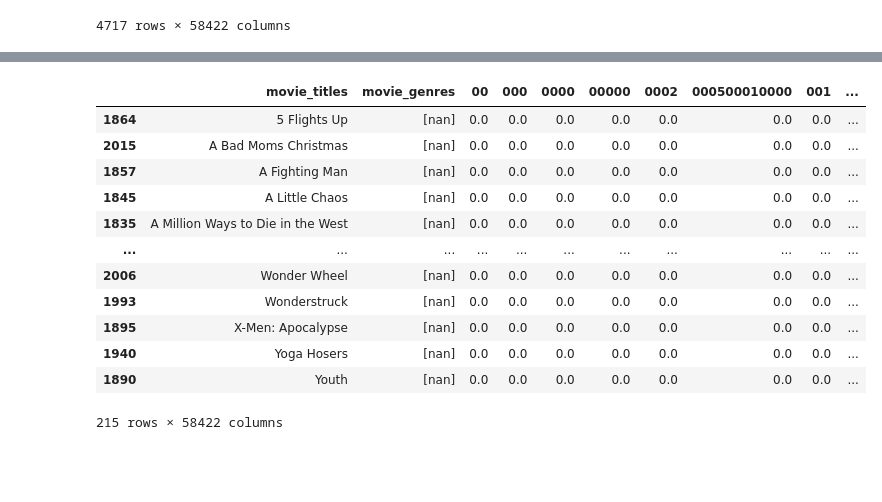
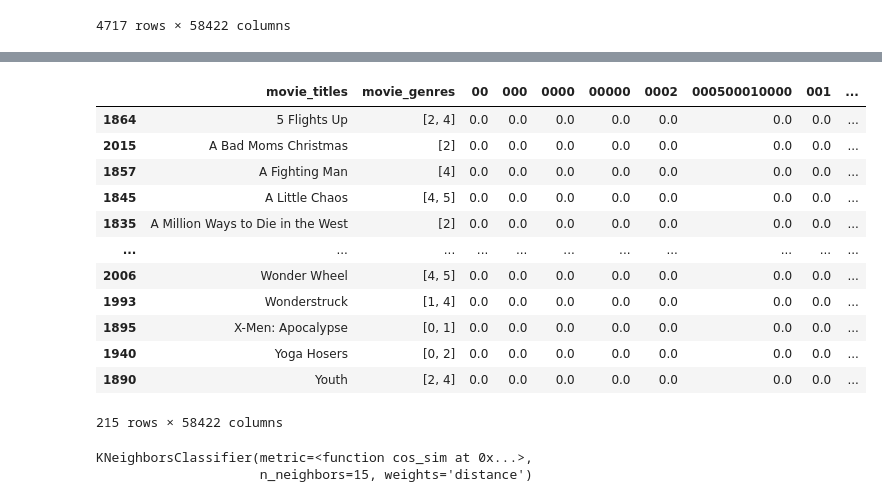
Before and after one commit to kotooriiii/CS105-Project, a Jupyter notebook: ProjectMain.ipynb, the cells around one changed output, grey strips where cells are left out. Saved outputs shown, nothing was run; the diff lists cells and outputs as text; code cells hidden in the pictures; blank space fills up the shorter version.

Commit message:
fixed test data

```diff
--- a/ProjectMain.ipynb
+++ b/ProjectMain.ipynb
@@ -144,7 +144,7 @@ Drama        300
 Name: movie_genres, dtype: int64
 # %%
 # convert "genres" from categorical to quantitative
-d = {'Action': 0, 'Adventure': 1, 'Comedy': 3, 'Crime': 4, 'Drama': 5,  'Romance': 6, 'Thriller': 7}
+d = {'Action': 0, 'Adventure': 1, 'Comedy': 2, 'Crime': 3, 'Drama': 4,  'Romance': 5, 'Thriller': 6}
 
 vectorized_train["movie_genres"] = vectorized_train["movie_genres"].map(d)
 vectorized_train
@@ -164,48 +164,53 @@ vectorized_train
 2100 rows × 58422 columns
 # %%
+# pd.set_option('display.max_rows', None)
 # Convert genres in test to numbers and put them into lists
+# vectorized_test.loc[vectorized_test["movie_titles"] == "Avengers: Age of Ultron"]
 
 # remove movies that are in train set from test set
 test_movies = list(set(vectorized_test["movie_titles"].tolist()))
 for x in list(set(test_movies).intersection(train_movies)):
     vectorized_test = vectorized_test[vectorized_test["movie_titles"] != x]
 
 # split movie_genres into one genre per line
 vectorized_test_temp = vectorized_test.copy()
 vectorized_test_temp["movie_genres"] = vectorized_test_temp["movie_genres"].squeeze().str.split(",")
 vectorized_test_temp = vectorized_test_temp.explode("movie_genres")
 
 # filter out movies from test that don't have the genres we're keeping
 for x in remove:
     vectorized_test = vectorized_test[vectorized_test["movie_genres"] != x]
     vectorized_test_temp = vectorized_test_temp[vectorized_test_temp["movie_genres"] != x]
 
 # numerize genres and put them into lists
 vectorized_test_temp["movie_genres"] = vectorized_test_temp["movie_genres"].map(d)
+
 vectorized_test_temp = vectorized_test_temp.groupby("movie_titles")["movie_genres"].apply(list).reset_index()
 
-# lista = list(set(vectorized_test_temp["movie_titles"].tolist()))
-# listb = list(set(vectorized_test["movie_titles"].tolist()))
-# listc = list(set(lista) - set(listb))
-# for x in listc:
-#     vectorized_test = vectorized_test[vectorized_test["movie_titles"] != x]
+vectorized_test = vectorized_test.sort_values(by=['movie_titles'], ascending=True)
+vectorized_test_temp = vectorized_test_temp.sort_values(by=['movie_titles'], ascending=True)
+
+# vectorized_test_temp.index = vectorized_test.index
+# vectorized_test_temp["original_genres"] = vectorized_test["movie_genres"].copy()
 
 # change string genres to numerized genres
 vectorized_test["movie_genres"] = vectorized_test_temp["movie_genres"].values
 vectorized_test
+# vectorized_test.loc[vectorized_test["movie_titles"] == "Avengers: Age of Ultron"]
+# vectorized_test_temp
 # %% [output]
 |  | movie_titles | movie_genres | 00 | 000 | 0000 | 00000 | 0002 | 000500010000 | 001 | ... |
-| 1864 | 5 Flights Up | [nan] | 0.0 | 0.0 | 0.0 | 0.0 | 0.0 | 0.0 | 0.0 | ... |
-| 2015 | A Bad Moms Christmas | [nan] | 0.0 | 0.0 | 0.0 | 0.0 | 0.0 | 0.0 | 0.0 | ... |
-| 1857 | A Fighting Man | [nan] | 0.0 | 0.0 | 0.0 | 0.0 | 0.0 | 0.0 | 0.0 | ... |
-| 1845 | A Little Chaos | [nan] | 0.0 | 0.0 | 0.0 | 0.0 | 0.0 | 0.0 | 0.0 | ... |
-| 1835 | A Million Ways to Die in the West | [nan] | 0.0 | 0.0 | 0.0 | 0.0 | 0.0 | 0.0 | 0.0 | ... |
+| 1864 | 5 Flights Up | [2, 4] | 0.0 | 0.0 | 0.0 | 0.0 | 0.0 | 0.0 | 0.0 | ... |
+| 2015 | A Bad Moms Christmas | [2] | 0.0 | 0.0 | 0.0 | 0.0 | 0.0 | 0.0 | 0.0 | ... |
+| 1857 | A Fighting Man | [4] | 0.0 | 0.0 | 0.0 | 0.0 | 0.0 | 0.0 | 0.0 | ... |
+| 1845 | A Little Chaos | [4, 5] | 0.0 | 0.0 | 0.0 | 0.0 | 0.0 | 0.0 | 0.0 | ... |
+| 1835 | A Million Ways to Die in the West | [2] | 0.0 | 0.0 | 0.0 | 0.0 | 0.0 | 0.0 | 0.0 | ... |
 | ... | ... | ... | ... | ... | ... | ... | ... | ... | ... | ... |
-| 2006 | Wonder Wheel | [nan] | 0.0 | 0.0 | 0.0 | 0.0 | 0.0 | 0.0 | 0.0 | ... |
-| 1993 | Wonderstruck | [nan] | 0.0 | 0.0 | 0.0 | 0.0 | 0.0 | 0.0 | 0.0 | ... |
-| 1895 | X-Men: Apocalypse | [nan] | 0.0 | 0.0 | 0.0 | 0.0 | 0.0 | 0.0 | 0.0 | ... |
-| 1940 | Yoga Hosers | [nan] | 0.0 | 0.0 | 0.0 | 0.0 | 0.0 | 0.0 | 0.0 | ... |
-| 1890 | Youth | [nan] | 0.0 | 0.0 | 0.0 | 0.0 | 0.0 | 0.0 | 0.0 | ... |
+| 2006 | Wonder Wheel | [4, 5] | 0.0 | 0.0 | 0.0 | 0.0 | 0.0 | 0.0 | 0.0 | ... |
+| 1993 | Wonderstruck | [1, 4] | 0.0 | 0.0 | 0.0 | 0.0 | 0.0 | 0.0 | 0.0 | ... |
+| 1895 | X-Men: Apocalypse | [0, 1] | 0.0 | 0.0 | 0.0 | 0.0 | 0.0 | 0.0 | 0.0 | ... |
+| 1940 | Yoga Hosers | [0, 2] | 0.0 | 0.0 | 0.0 | 0.0 | 0.0 | 0.0 | 0.0 | ... |
+| 1890 | Youth | [2, 4] | 0.0 | 0.0 | 0.0 | 0.0 | 0.0 | 0.0 | 0.0 | ... |
 215 rows × 58422 columns
 # %%
 # knn
@@ -230,9 +235,12 @@ def cos_sim(x, y):
 
 k = int(math.sqrt(X_train.shape[0]))
 
-# knn_model = KNeighborsClassifier(n_neighbors=10, weights='distance', metric=cos_sim)
-knn_model = KNeighborsClassifier(n_neighbors=15)
+knn_model = KNeighborsClassifier(n_neighbors=15, weights='distance', metric=cos_sim)
+# knn_model = KNeighborsClassifier(n_neighbors=15)
 knn_model.fit(X=X_train, y=y_train)
+# %% [output]
+KNeighborsClassifier(metric=<function cos_sim at 0x...>,
+                     n_neighbors=15, weights='distance')
 # %%
 test_preds = knn_model.predict(X_test)
 test_preds
```
Also changed, not shown: parts of 2 cells of this notebook.
